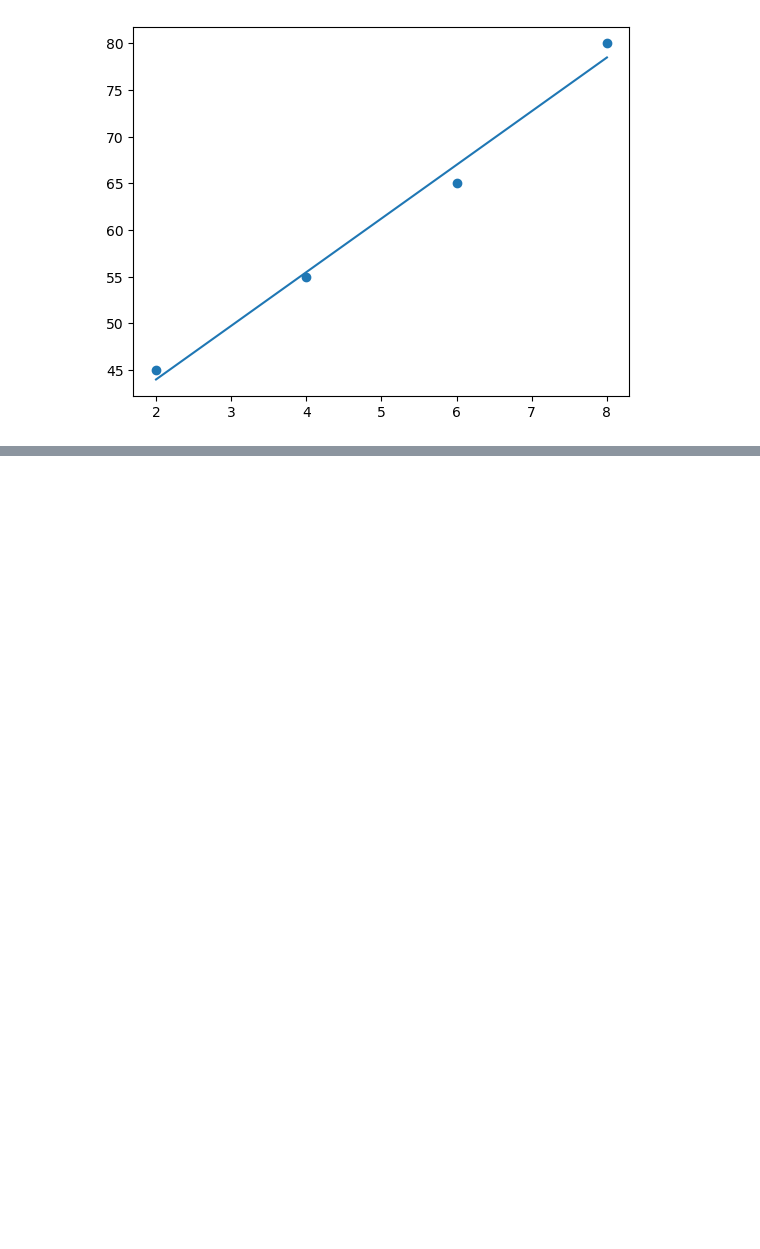
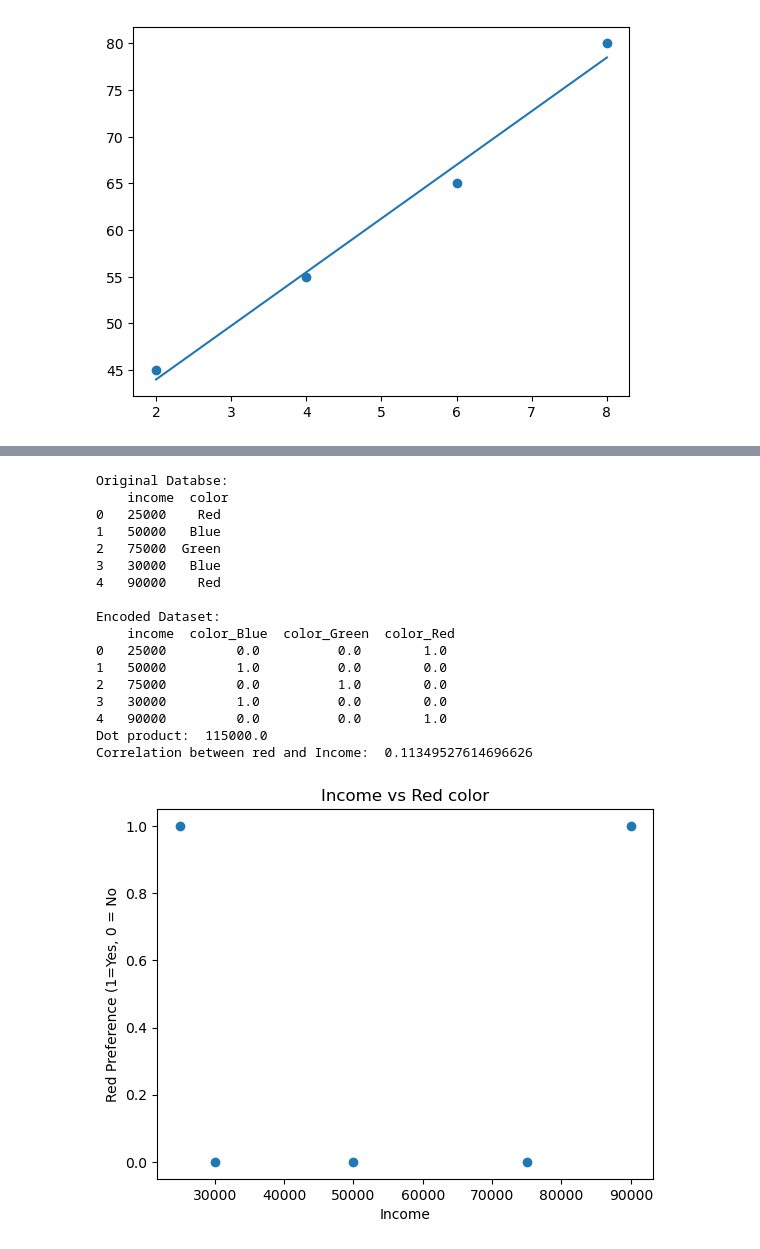
Before and after one commit to talibuilds/Samsung-Innovation, a Jupyter notebook: Function.ipynb, the cells around one changed output, grey strips where cells are left out. Saved outputs shown, nothing was run; the diff lists cells and outputs as text; code cells hidden in the pictures; blank space fills up the shorter version.

```diff
--- a/Function.ipynb
+++ b/Function.ipynb
@@ -328,0 +369,58 @@ Angle:  80.13419305691563
+# %%
+import numpy as np
+import pandas as pd
+
+import matplotlib.pyplot as plt
+from sklearn.preprocessing import OneHotEncoder
+
+data = {
+    "income": [25000, 50000, 75000, 30000, 90000],
+    "color": ["Red", "Blue", "Green", "Blue", "Red"]
+}
+
+df = pd.DataFrame(data)
+
+print("Original Databse: \n", df)
+
+encoder = OneHotEncoder(sparse_output=False)
+color_encoded = encoder.fit_transform(df[["color"]])
+
+color_df = pd.DataFrame(color_encoded, columns=encoder.get_feature_names_out())
+x = pd.concat([df["income"], color_df], axis=1)
+
+print("\nEncoded Dataset: \n", x)
+
+income_vector = x["income"].values
+red_vector = x["color_Red"].values
+
+dot_product = np.dot(income_vector, red_vector)
+print("Dot product: ", dot_product)
+
+correlation = np.corrcoef(income_vector, red_vector)[0,1]
+print("Correlation between red and Income: ", correlation)
+plt.figure()
+plt.scatter(income_vector, red_vector)
+
+plt.xlabel("Income")
+plt.ylabel("Red Preference (1=Yes, 0 = No")
+plt.title("Income vs Red color")
+plt.show()
+# %% [output]
+Original Databse:
+    income  color
+0   25000    Red
+1   50000   Blue
+2   75000  Green
+3   30000   Blue
+4   90000    Red
+
+Encoded Dataset:
+    income  color_Blue  color_Green  color_Red
+0   25000         0.0          0.0        1.0
+1   50000         1.0          0.0        0.0
+2   75000         0.0          1.0        0.0
+3   30000         1.0          0.0        0.0
+4   90000         0.0          0.0        1.0
+Dot product:  115000.0
+Correlation between red and Income:  0.11349527614696626
+[figure, added]
```
Also changed, not shown: parts of 3 cells of this notebook.
